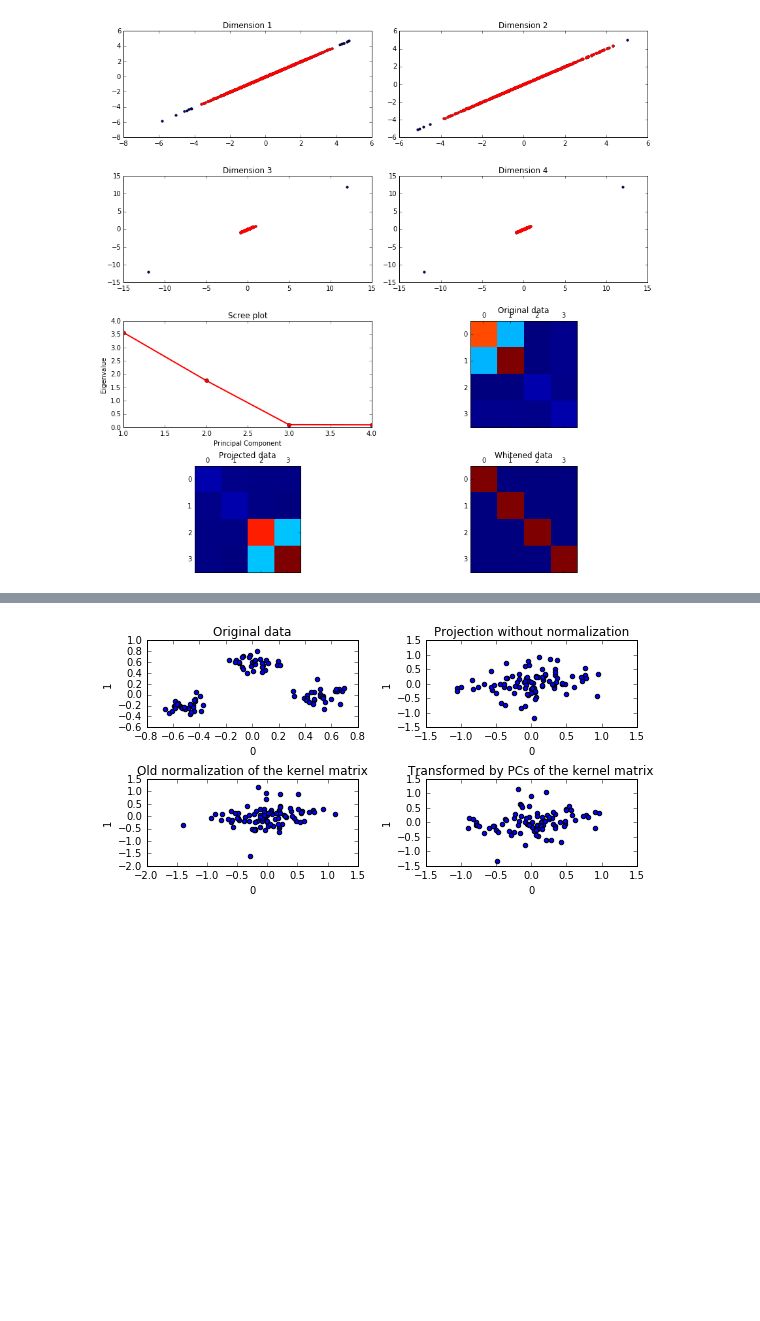
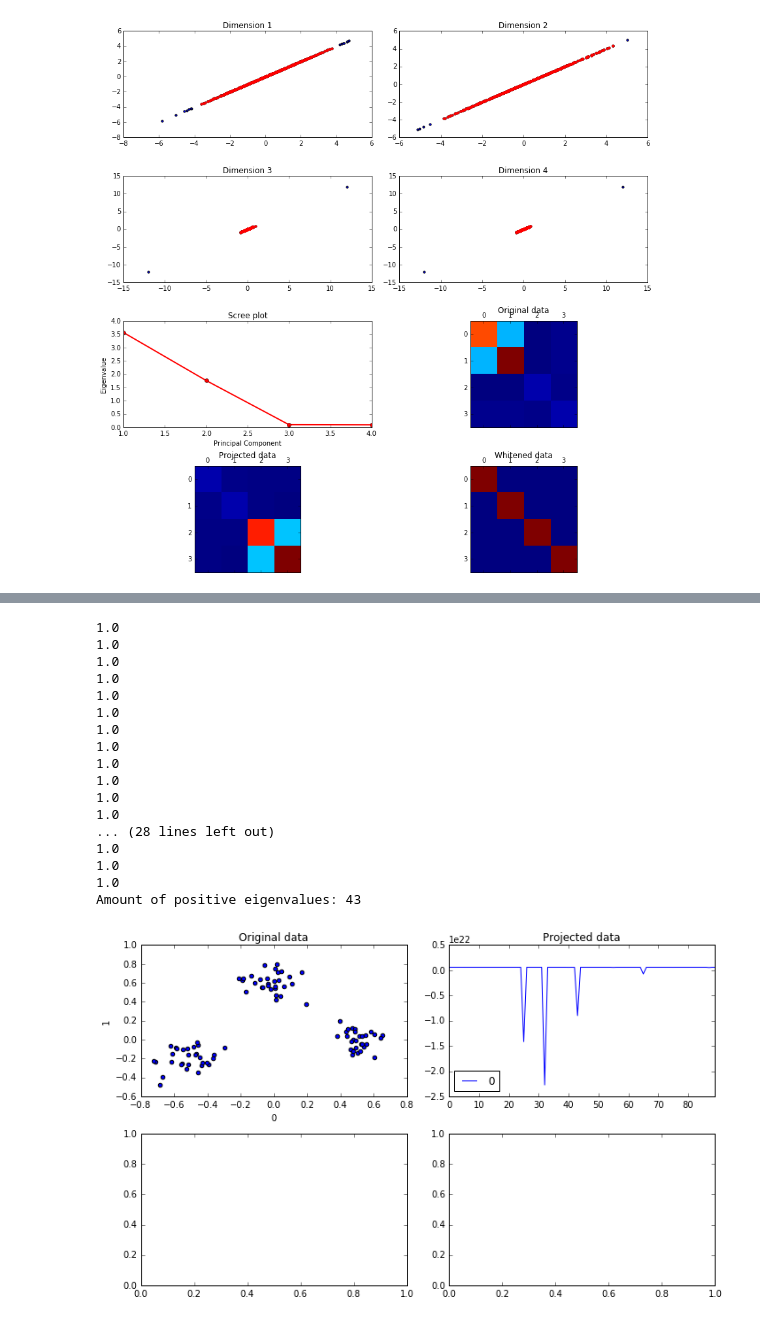
Before and after one commit to danijar/course-machine-intelligence-2, a Jupyter notebook: EX4/Exercise4.ipynb, the cells around one changed output, grey strips where cells are left out. Saved outputs shown, nothing was run; the diff lists cells and outputs as text; code cells hidden in the pictures; blank space fills up the shorter version.

Commit message:
started with projection from 4.3.b

```diff
--- a/EX4/Exercise4.ipynb
+++ b/EX4/Exercise4.ipynb
@@ -109,46 +109,80 @@ pd.DataFrame(data).plot.scatter(x=0, y=1)
 def rbf_kernel(x, y, sigma):
     len_difference = np.sqrt((x - y).dot((x - y)))
     return np.exp(len_difference ** 2 / (2 * sigma ** 2))
 
 def calculate_kernel_matrix(data, sigma):
     order = len(data)
     kernel = np.empty((order, order))
     for idx1, first in enumerate(data):
         for idx2, second in enumerate(data):
             kernel[idx1][idx2] = rbf_kernel(first, second, sigma)
-    return old_normalize_kernel_matrix(kernel)
-
-def old_normalize_kernel_matrix(kernel):
-    # Centering kernel matrix to zero mean
-    order = kernel.shape[0]
-    norm = np.ones((order,order)) / order
-    kernel = kernel - norm.dot(kernel) - kernel.dot(norm) + norm.dot(kernel).dot(norm)
     return kernel
 
 def normalize_kernel_matrix(kernel):
     overall_mean = np.mean(kernel)
     sums = np.sum(kernel, axis=0)
     s = kernel.shape
     p = kernel.shape[0]
     kernel_n = np.empty(s)
     for a, b in np.ndindex(s):
         kernel_n[a, b] = kernel[a, b] - sums[a] / p - sums[b] / p + overall_mean / (p ** 2)
     return kernel_n
 
 def plot_kernel_projection(kernel, axes, title):
     _, eigvecs = np.linalg.eigh(kernel)
-    transformed = np.dot(eigvecs, data)
+    transformed = np.dot(eigvecs, kernel)
     pd.DataFrame(transformed).plot.scatter(x=0, y=1, ax=axes, title=title)
 
+def normalized_eigvecs(kernel):
+    p = kernel.shape[0]
+    eigvals, eigvecs = np.linalg.eigh(kernel)
+    eigvals = eigvals[::-1] / p
+    eigvecs = eigvecs[::-1]
+    norm_eigvecs = np.zeros((p, p))
+    for i in range(len(eigvecs)):
+        if eigvals[i] <= 0:
+            break;
+        norm_eigvecs[i] = eigvecs[i] / (np.sqrt(p * eigvals[i]) * np.linalg.norm(eigvecs[i]))
+    # Select all vectors which values all equals zero
+    print('Amount of positive eigenvalues: {}'.format(len(eigvals[eigvals>0])))
+    return eigvals, norm_eigvecs
+
+def calculate_projections(eigvecs, kernel, k=0):
+    # TODO: Fix this
+    p = kernel.shape[0]
+    x = np.zeros(p)
+    for a in range(p):
+        for b in range(p):
+            x[a] += eigvecs[k, b] * kernel[b, a]
+    return x
+
+first_eigvec = np.linalg.eigh(np.cov(data))[1][-1]
 kernel = calculate_kernel_matrix(data, 0.1)
-figure, axes = plt.subplots(nrows=2, ncols=2, figsize=(8, 4))
+kernel = normalize_kernel_matrix(kernel)
+eigvals, eigvecs = normalized_eigvecs(kernel)
+transformed = calculate_projections(eigvecs, kernel)
+
+figure, axes = plt.subplots(nrows=2, ncols=2, figsize=(10, 6))
 pd.DataFrame(data).plot.scatter(x=0, y=1, ax=axes[0, 0], title='Original data')
-plot_kernel_projection(kernel, axes[0, 1],
-                       'Projection without normalization')
-plot_kernel_projection(old_normalize_kernel_matrix(kernel), axes[1, 0],
-                       'Old normalization of the kernel matrix')
-plot_kernel_projection(normalize_kernel_matrix(kernel), axes[1, 1],
-                       'Transformed by PCs of the kernel matrix')
+pd.DataFrame(transformed).plot(ax=axes[0, 1], title='Projected data')
+# plot_kernel_projection(kernel, axes[0, 1], 'Transformed by PCs of the kernel matrix')
 figure.tight_layout()
 # %% [output]
+1.0
+1.0
+1.0
+1.0
+1.0
+1.0
+1.0
+1.0
+1.0
+1.0
+1.0
+1.0
+... (28 lines left out)
+1.0
+1.0
+1.0
+Amount of positive eigenvalues: 43
-[figure, old version]
+[figure, new version]
```
Also changed, not shown: parts of 1 cell of this notebook.
